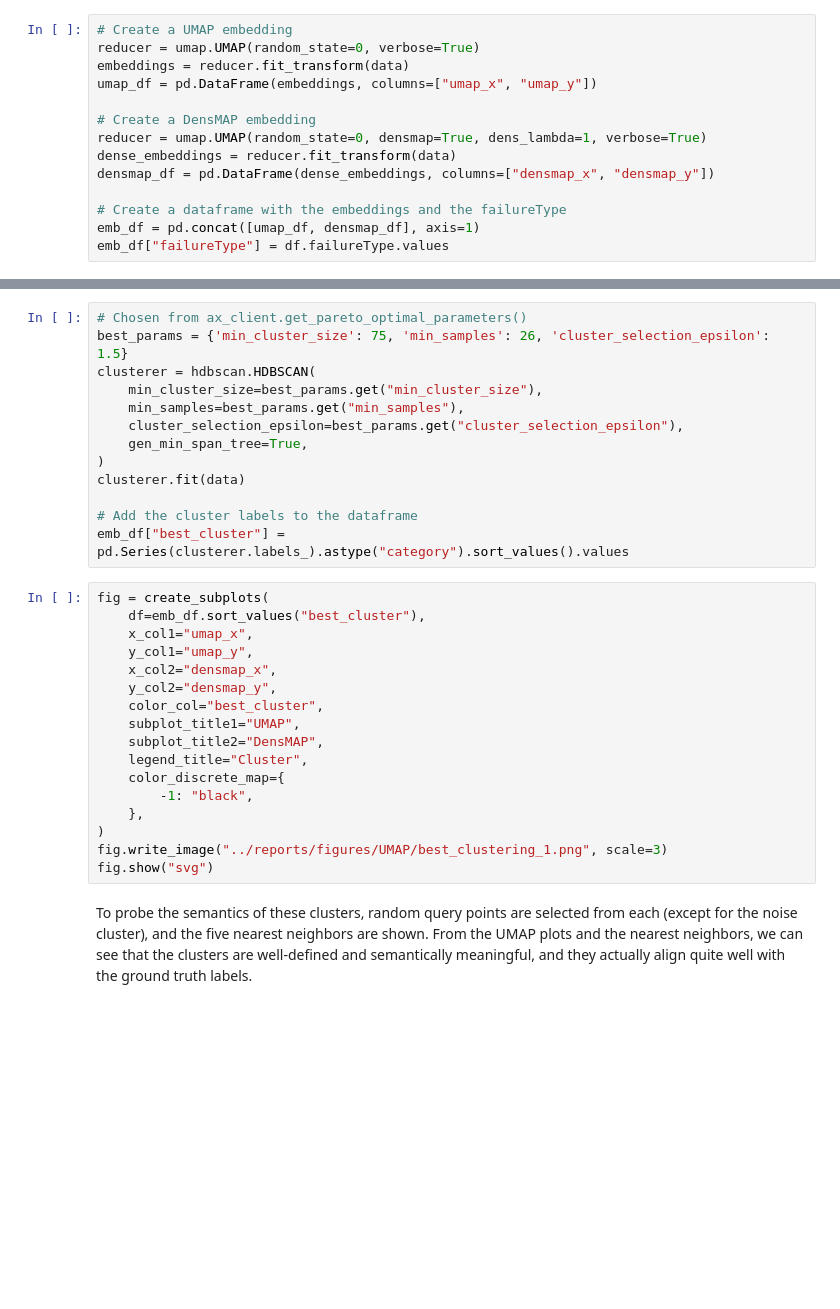
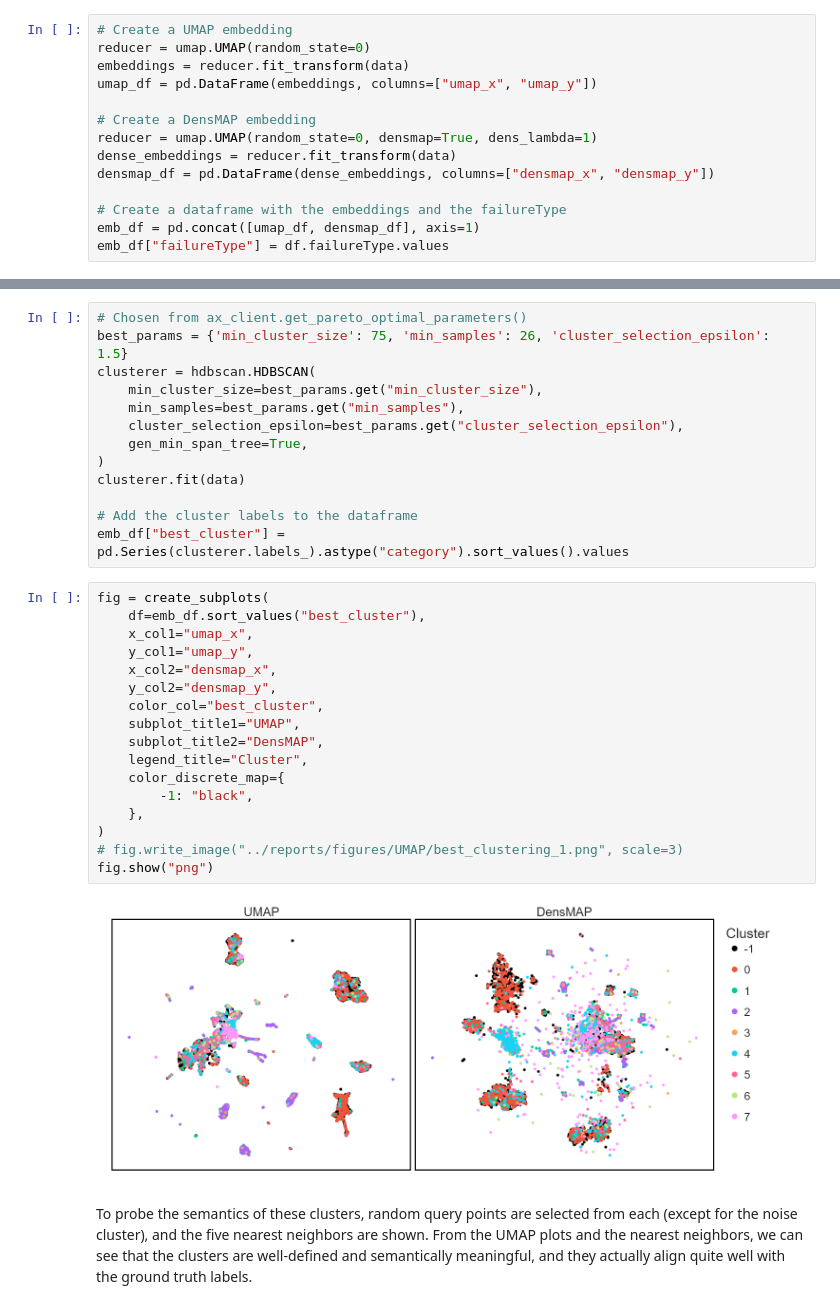
Before and after one commit to faris-k/self-supervised-wafermaps, a Jupyter notebook: notebooks/3.1-Embeddings-clustering.ipynb, the cells around one changed output, grey strips where cells are left out. Cells and saved outputs as stored; diff of their text form; blank space fills up the shorter version.

Commit message:
Update 3.1-Embeddings-clustering.ipynb
Switch from SVG to PNG plotly renders

```diff
--- a/notebooks/3.1-Embeddings-clustering.ipynb
+++ b/notebooks/3.1-Embeddings-clustering.ipynb
@@ -27,12 +27,12 @@ data = df.drop(columns=["waferMap", "failureType", "failureCode"]).values
 First, we create UMAP and DensMAP embeddings of the feature space to show that SSL leads to well-defined clusters.
 # %%
 # Create a UMAP embedding
-reducer = umap.UMAP(random_state=0, verbose=True)
+reducer = umap.UMAP(random_state=0)
 embeddings = reducer.fit_transform(data)
 umap_df = pd.DataFrame(embeddings, columns=["umap_x", "umap_y"])
 
 # Create a DensMAP embedding
-reducer = umap.UMAP(random_state=0, densmap=True, dens_lambda=1, verbose=True)
+reducer = umap.UMAP(random_state=0, densmap=True, dens_lambda=1)
 dense_embeddings = reducer.fit_transform(data)
 densmap_df = pd.DataFrame(dense_embeddings, columns=["densmap_x", "densmap_y"])
 
@@ -259,20 +231,22 @@ emb_df["best_cluster"] = pd.Series(clusterer.labels_).astype("category").sort_va
 # %%
 fig = create_subplots(
     df=emb_df.sort_values("best_cluster"),
     x_col1="umap_x",
     y_col1="umap_y",
     x_col2="densmap_x",
     y_col2="densmap_y",
     color_col="best_cluster",
     subplot_title1="UMAP",
     subplot_title2="DensMAP",
     legend_title="Cluster",
     color_discrete_map={
         -1: "black",
     },
 )
-fig.write_image("../reports/figures/UMAP/best_clustering_1.png", scale=3)
-fig.show("svg")
+# fig.write_image("../reports/figures/UMAP/best_clustering_1.png", scale=3)
+fig.show("png")
+# %% [output]
+[figure, added]
 # %% [markdown]
 To probe the semantics of these clusters, random query points are selected from each (except for the noise cluster), and the five nearest neighbors are shown. From the UMAP plots and the nearest neighbors, we can see that the clusters are well-defined and semantically meaningful, and they actually align quite well with the ground truth labels.
 # %%
```
Also changed, not shown: parts of 2 cells of this notebook.
